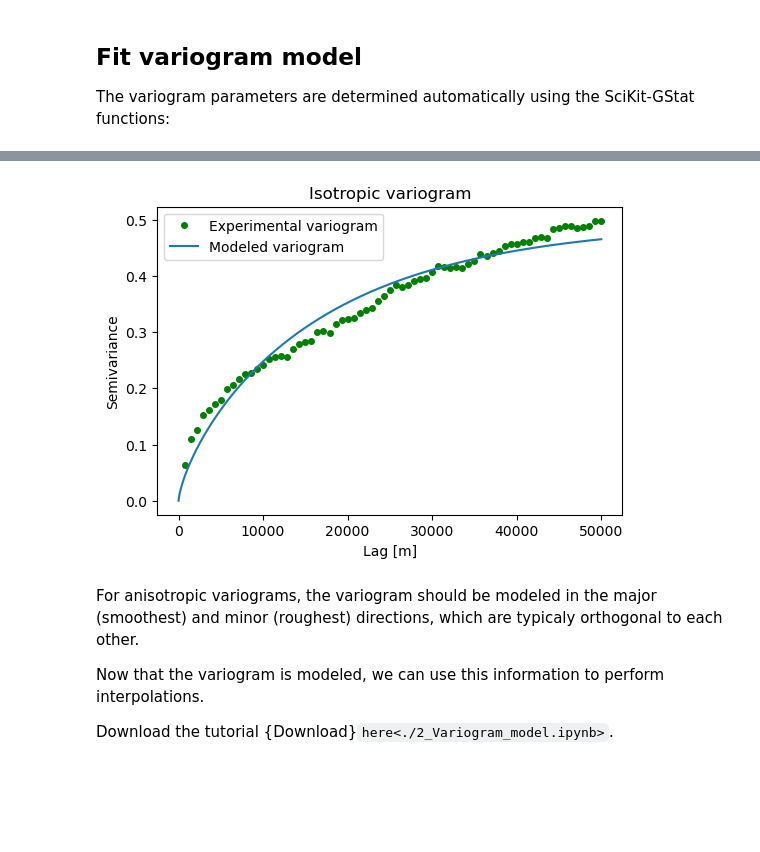
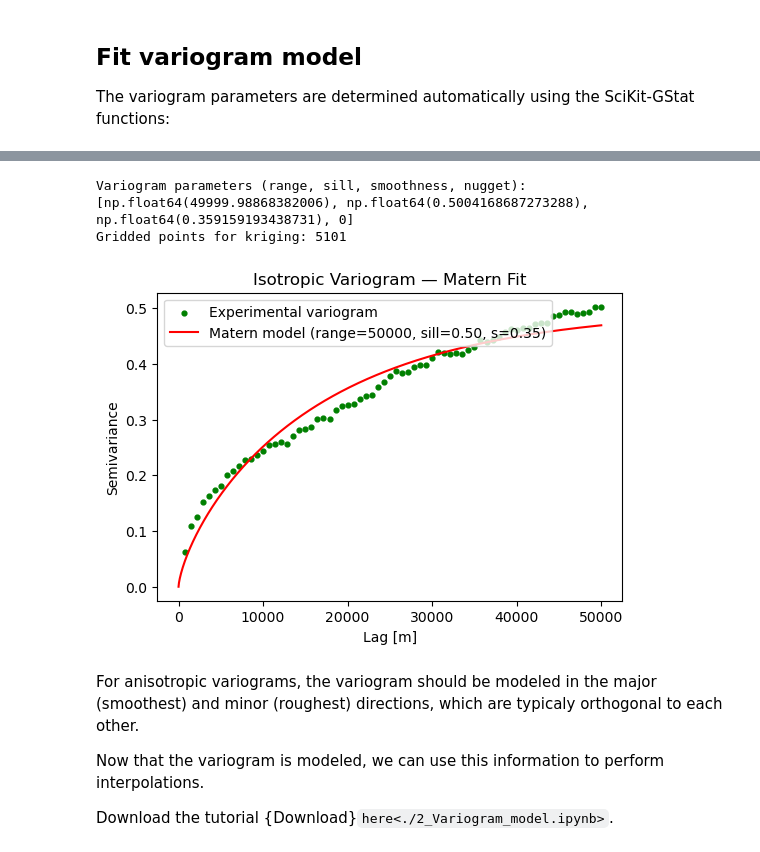
Before and after one commit to elizadawson/gstatsimbook, a Jupyter notebook: examples/large_radar_dataset.ipynb, the cells around one changed output, grey strips where cells are left out. Saved outputs shown, nothing was run; the diff lists cells and outputs as text; code cells hidden in the pictures; blank space fills up the shorter version.

Commit message:
kriging stuff

```diff
--- a/examples/large_radar_dataset.ipynb
+++ b/examples/large_radar_dataset.ipynb
@@ -442,8 +442,3 @@ Variogram schematic
 :::
 
 We use the SciKit-GStat package to model our variograms (see https://scikit-gstat.readthedocs.io/en/latest/ for more details).
-# %%
-# importing icethk data
-gdf = gpd.read_parquet(datafile_path)
-bpow = gdf[['X', 'Y', 'BED_REFLECT']]
-splot2D(df=bpow, title='bed power', c='BED_REFLECT')
@@ -553,17 +523,63 @@ vnugget = V1.parameters[2]
 # evaluate models
 xi = np.linspace(0, xdata[-1], 1000)
 y_exp = [models.matern(h, vrange, vsill, vnugget) for h in xi]
+# %%
+
+# --- Fit variogram on 1% sample (fast) ---
+df_sample = gdf.sample(frac=0.01, random_state=42)
+sample_data = df_sample['BED_REFLECT'].values.reshape(-1,1)
+nst_sample = QuantileTransformer(n_quantiles=500, output_distribution="normal").fit(sample_data)
+df_sample['NBED_REFLECT'] = nst_sample.transform(sample_data)
+
+coords_sample = df_sample[['X','Y']].values
+values_sample = df_sample['NBED_REFLECT']
+
+maxlag = 50000
+n_lags = 70
+
+V1 = skg.Variogram(coords_sample, values_sample, bin_func='even', n_lags=n_lags,
+                   maxlag=maxlag, normalize=False)
+V1.model = 'matern'
+print("Variogram parameters (range, sill, smoothness, nugget):", V1.parameters)
+
+# --- Grid full dataset for kriging ---
+res = 10000 #10km grid
+df_grid, grid_matrix, rows, cols = gs.Gridding.grid_data(gdf, 'X', 'Y', 'BED_REFLECT', res)
+df_grid = df_grid[df_grid["Z"].isnull() == False]
+df_grid = df_grid.rename(columns = {"Z": "BED_REFLECT"})
+
+# normal score transformation on full gridded data
+data = df_grid['BED_REFLECT'].values.reshape(-1,1)
+nst_trans = QuantileTransformer(n_quantiles=500, output_distribution="normal").fit(data)
+df_grid['NBED_REFLECT'] = nst_trans.transform(data)
+
+print(f"Gridded points for kriging: {len(df_grid)}")
+# %% [output]
+Variogram parameters (range, sill, smoothness, nugget): [np.float64(49999.98868382006), np.float64(0.5004168687273288), np.float64(0.359159193438731), 0]
+Gridded points for kriging: 5101
 # %%
-# plot variogram model
+
+# plot experimental variogram with fitted matern model
+vrange = V1.parameters[0]
+vsill = V1.parameters[1]
+vsmooth = 0.35 # V1.parameters[2]
+vnugget = V1.parameters[3]
+
+xdata = V1.bins
+ydata = V1.experimental
+
+xi = np.linspace(0, xdata[-1], 1000)
+y_model = [models.matern(h, vrange, vsill, vsmooth, vnugget) for h in xi]
+
 plt.figure(figsize=(6,4))
-plt.plot(xdata, ydata,'og', markersize=4, label='Experimental variogram')
-plt.plot(xi, y_exp,'-', label='Modeled variogram')
-plt.title('Isotropic variogram')
+plt.scatter(xdata, ydata, s=12, c='g', label='Experimental variogram')
+plt.plot(xi, y_model, '-r', label=f'Matern model (range={vrange:.0f}, sill={vsill:.2f}, s={vsmooth:.2f})')
+plt.title('Isotropic Variogram — Matern Fit')
 plt.xlabel('Lag [m]'); plt.ylabel('Semivariance')
 plt.legend(loc='upper left')
 plt.show()
 # %% [output]
-[figure, old version]
+[figure, new version]
 # %% [markdown]
 For anisotropic variograms, the variogram should be modeled in the major (smoothest) and minor (roughest) directions, which are typicaly orthogonal to each other.
 
```
Also changed, not shown: parts of 28 cells of this notebook.
